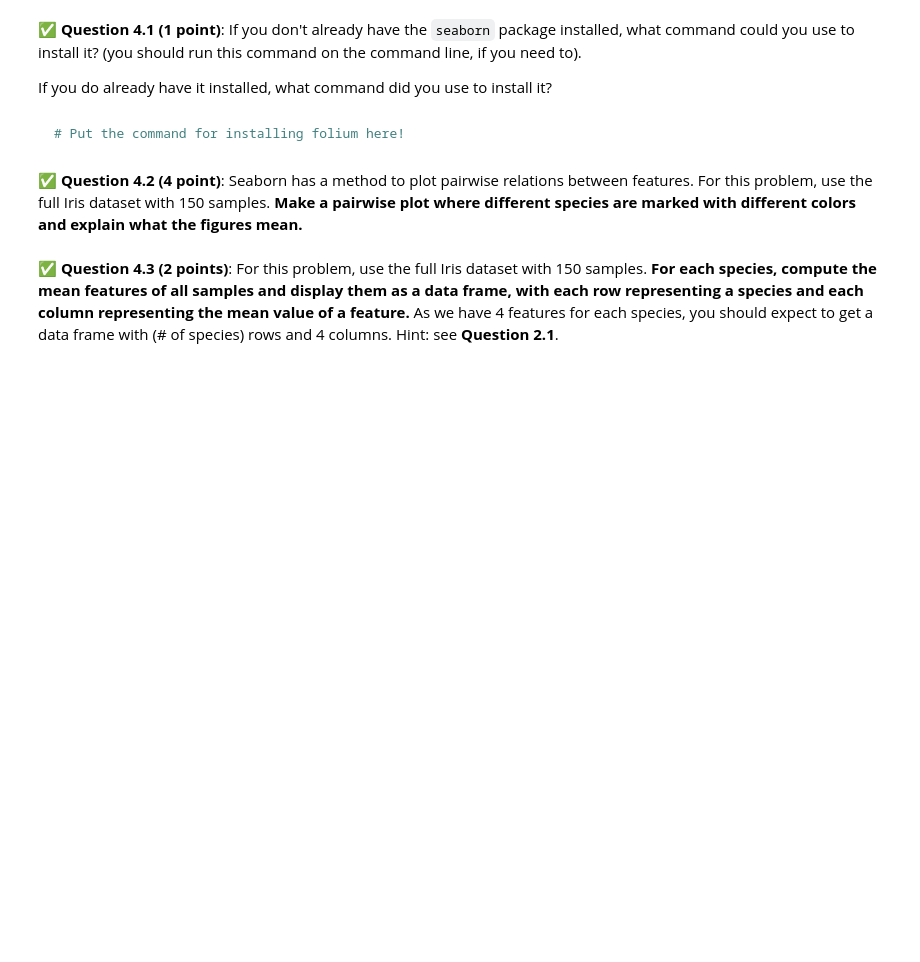
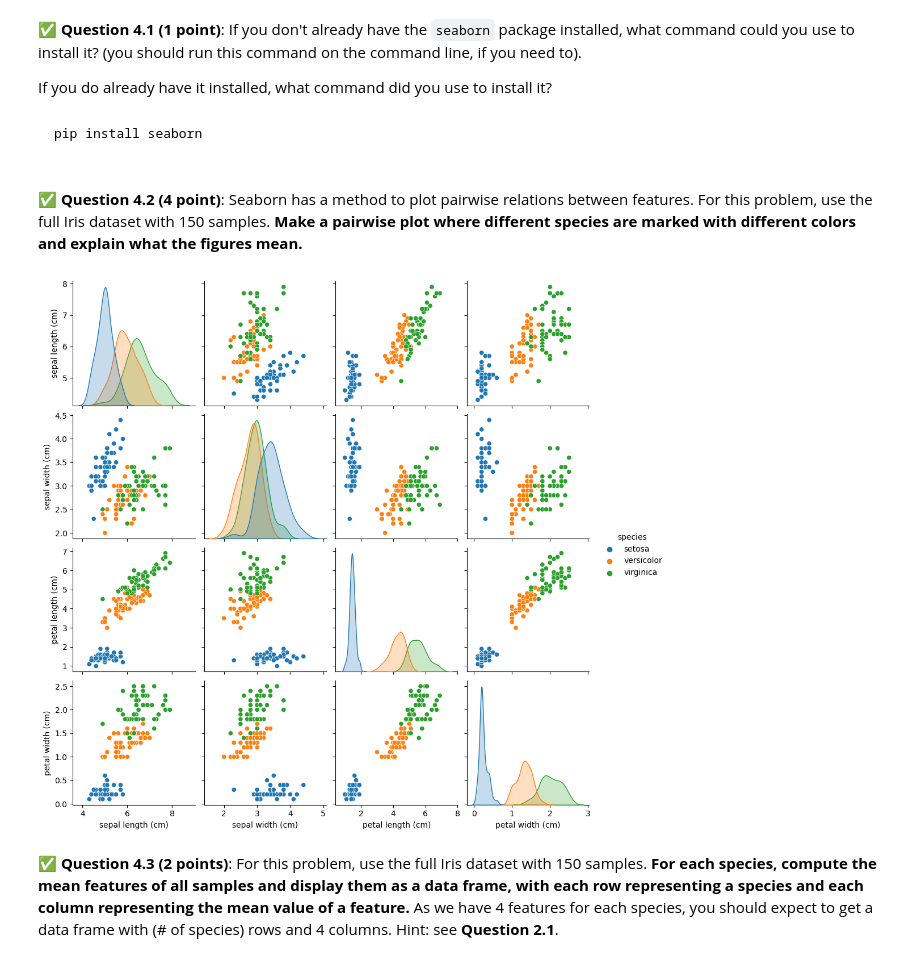
Before and after one commit to NathanZarkowsky/CMSE202-f23-turnin, a Jupyter notebook: hw-01/HW-01_GitPracticeDebuggingPythonPackagesAndClasses-STUDENT.ipynb, the cells around one changed output. Cells and saved outputs as stored; diff of their text form; code cells hidden in the pictures; blank space fills up the shorter version.

````diff
--- a/hw-01/HW-01_GitPracticeDebuggingPythonPackagesAndClasses-STUDENT.ipynb
+++ b/hw-01/HW-01_GitPracticeDebuggingPythonPackagesAndClasses-STUDENT.ipynb
@@ -368,9 +368,10 @@ We will use a new Python package `seaborn`. Seaborn is a Python data visualizati
 &#9989; **Question 4.1 (1 point)**: If you don't already have the `seaborn` package installed, what command could you use to install it? (you should run this command on the command line, if you need to).
 
 If you do already have it installed, what command did you use to install it?
-# %% [markdown]
-```bash
-# Put the command for installing folium here!
-```
+# %% [markdown]
+```bash
+pip install seaborn
+
+```
 # %% [markdown]
 &#9989; **Question 4.2 (4 point)**: Seaborn has a method to plot pairwise relations between features. For this problem, use the full Iris dataset with 150 samples. **Make a pairwise plot where different species are marked with different colors and explain what the figures mean.**
@@ -379,2 +378,20 @@ If you do already have it installed, what command did you use to install it?
+# %%
+### Put your code here
+import seaborn as sns
+import pandas as pd
+from sklearn.datasets import load_iris
+import matplotlib.pyplot as plt
+
+# Load the Iris dataset
+iris = load_iris()
+iris_df = pd.DataFrame(data=iris.data, columns=iris.feature_names)
+iris_df['species'] = iris.target
+iris_df['species'] = iris_df['species'].map({0: 'setosa', 1: 'versicolor', 2: 'virginica'})
+
+# Create pairwise plot
+sns.pairplot(iris_df, hue='species')
+plt.show()
+# %% [output]
+[figure, added]
 # %% [markdown]
 &#9989; **Question 4.3 (2 points)**: For this problem, use the full Iris dataset with 150 samples. **For each species, compute the mean features of all samples and display them as a data frame, with each row representing a species and each column representing the mean value of a feature.** As we have 4 features for each species, you should expect to get a data frame with (# of species) rows and 4 columns. Hint: see **Question 2.1**.
````
Also changed, not shown: parts of 5 cells of this notebook.
